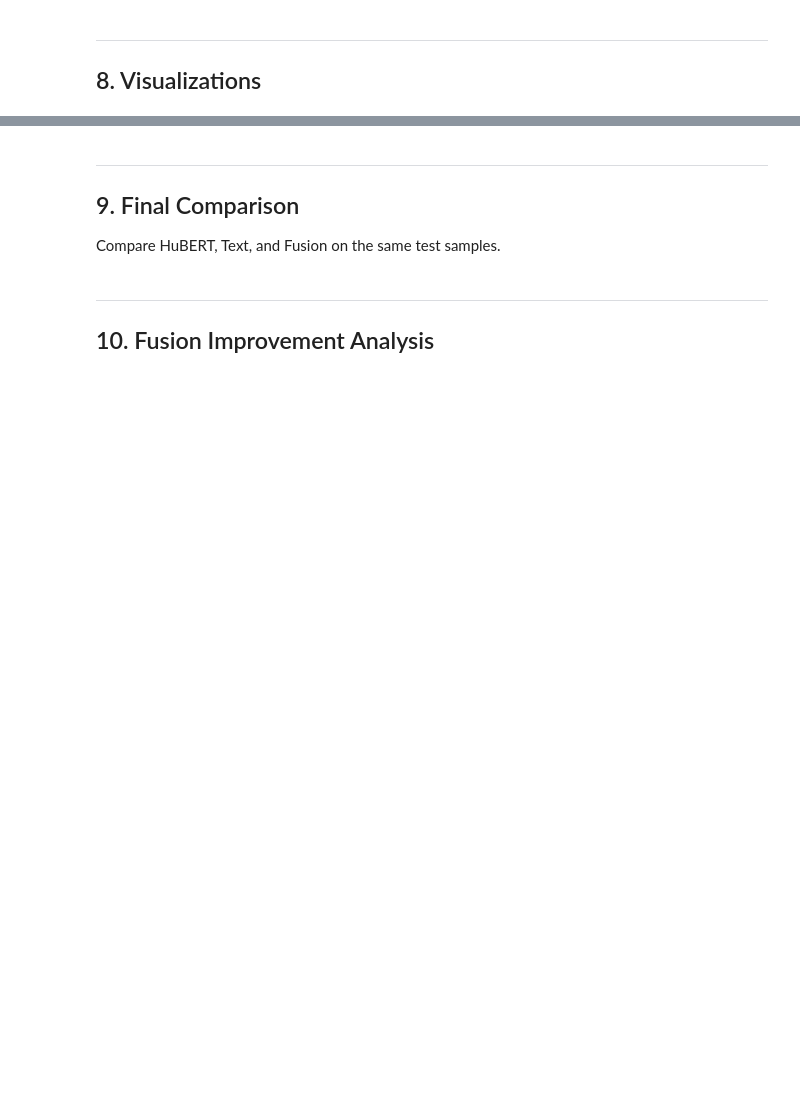
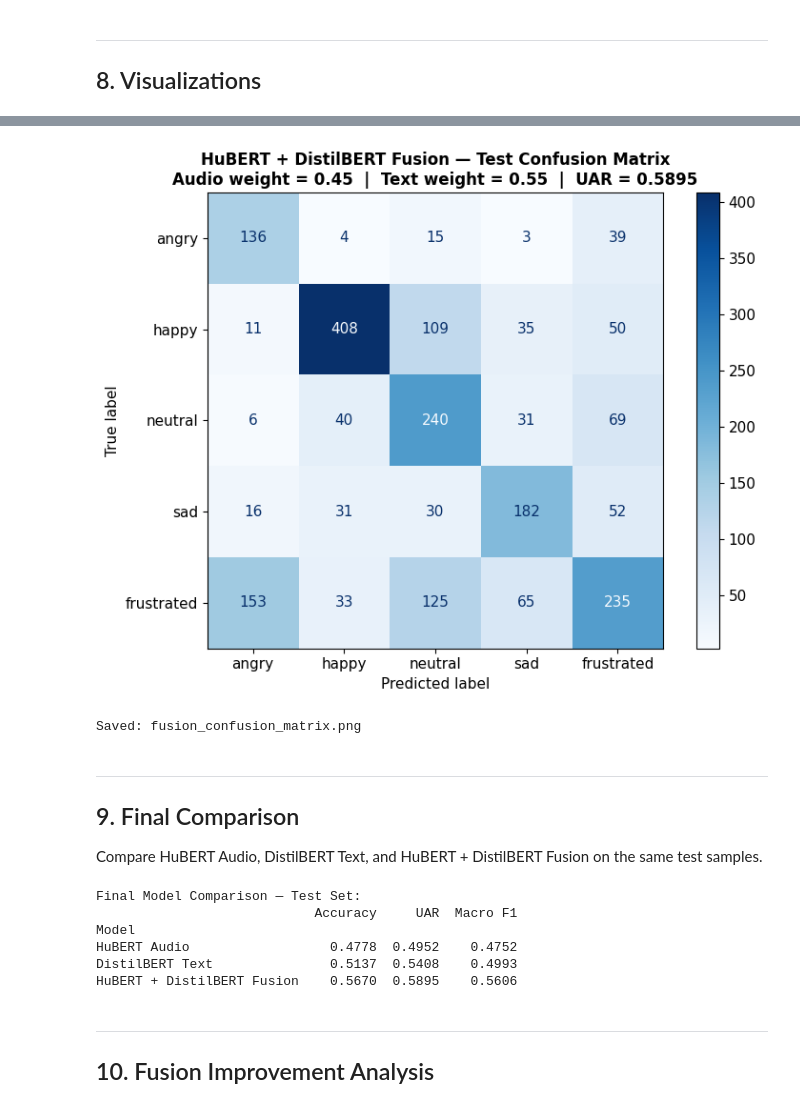
Before and after one commit to ronenhr/IEMOCAP-project, a Jupyter notebook: notebooks/05_fusion_baseline.ipynb, the cells around one changed output, grey strips where cells are left out. Cells and saved outputs as stored; diff of their text form; code cells hidden in the pictures; blank space fills up the shorter version.

```diff
--- a/notebooks/05_fusion_baseline.ipynb
+++ b/notebooks/05_fusion_baseline.ipynb
@@ -304,7 +344,7 @@ print(f'Validation Accuracy : {BEST_VAL_ACC:.4f}')
 Evaluate the best-weight fusion model on the held-out **test set**.
 # %%
 test_pred_labels, test_fusion_probs, test_acc, test_f1, test_uar = \
-    weighted_fusion(audio_test, text_test, BEST_AUDIO_W)
+    weighted_fusion(audio_test, bert_test, BEST_AUDIO_W)
 
 print(f'Test Accuracy : {test_acc:.4f}')
 print(f'Test UAR      : {test_uar:.4f}')
@@ -377,50 +444,60 @@ print('Saved: fusion_weight_search.png')
 # %%
 fig, ax = plt.subplots(figsize=(8, 6))
 
 disp = ConfusionMatrixDisplay(confusion_matrix=cm, display_labels=EMOTIONS)
 disp.plot(ax=ax, cmap='Blues', colorbar=True)
 
 ax.set_title(
-    f'Fusion — Test Confusion Matrix\n'
+    f'HuBERT + DistilBERT Fusion — Test Confusion Matrix\n'
     f'Audio weight = {BEST_AUDIO_W}  |  Text weight = {BEST_TEXT_W}  |  '
     f'UAR = {test_uar:.4f}',
     fontsize=12,
     fontweight='bold',
 )
 plt.tight_layout()
-plt.savefig(FUSION_DIR / 'fusion_confusion_matrix.png', dpi=150, bbox_inches='tight')
+plt.savefig(FUSION_OUT_DIR / 'fusion_confusion_matrix.png', dpi=150, bbox_inches='tight')
 plt.show()
 print('Saved: fusion_confusion_matrix.png')
+# %% [output]
+[figure, added]
+Saved: fusion_confusion_matrix.png
 # %% [markdown]
 ---
 ## 9. Final Comparison
 
-Compare HuBERT, Text, and Fusion on the same test samples.
+Compare HuBERT Audio, DistilBERT Text, and HuBERT + DistilBERT Fusion on the same test samples.
 # %%
 # HuBERT test metrics — read from the saved JSON
-with open(HUBERT_DIR / 'hubert_final_metrics.json') as f:
+with open(HUBERT_METRICS_PATH) as f:
     hubert_metrics = json.load(f)
 
 hubert_test_acc = hubert_metrics['final_test_accuracy']
 hubert_test_uar = hubert_metrics['final_test_uar']
 hubert_test_f1  = hubert_metrics['final_test_macro_f1']
 
-# Text metrics on the aligned test samples (same set as HuBERT / fusion)
+# DistilBERT metrics on the aligned test samples (same set as HuBERT / fusion)
 true_labels_test   = audio_test['true_label'].tolist()
-text_preds_aligned = text_test['pred_label'].tolist()
+bert_preds_aligned = bert_test['pred_label'].tolist()
 
-text_test_acc = accuracy_score(true_labels_test, text_preds_aligned)
-text_test_uar = balanced_accuracy_score(true_labels_test, text_preds_aligned)
-text_test_f1  = f1_score(true_labels_test, text_preds_aligned, average='macro', zero_division=0)
+bert_test_acc = accuracy_score(true_labels_test, bert_preds_aligned)
+bert_test_uar = balanced_accuracy_score(true_labels_test, bert_preds_aligned)
+bert_test_f1  = f1_score(true_labels_test, bert_preds_aligned, average='macro', zero_division=0)
 
 comparison_df = pd.DataFrame([
-    {'Model': 'HuBERT (audio)',    'Accuracy': hubert_test_acc, 'UAR': hubert_test_uar, 'Macro F1': hubert_test_f1},
-    {'Model': 'Text (TF-IDF+LR)', 'Accuracy': text_test_acc,   'UAR': text_test_uar,   'Macro F1': text_test_f1},
-    {'Model': 'Fusion (best)',     'Accuracy': test_acc,        'UAR': test_uar,        'Macro F1': test_f1},
+    {'Model': 'HuBERT Audio',              'Accuracy': hubert_test_acc, 'UAR': hubert_test_uar, 'Macro F1': hubert_test_f1},
+    {'Model': 'DistilBERT Text',           'Accuracy': bert_test_acc,   'UAR': bert_test_uar,   'Macro F1': bert_test_f1},
+    {'Model': 'HuBERT + DistilBERT Fusion','Accuracy': test_acc,        'UAR': test_uar,        'Macro F1': test_f1},
 ]).set_index('Model').round(4)
 
 print('Final Model Comparison — Test Set:')
 print(comparison_df.to_string())
+# %% [output]
+Final Model Comparison — Test Set:
+                            Accuracy     UAR  Macro F1
+Model
+HuBERT Audio                  0.4778  0.4952    0.4752
+DistilBERT Text               0.5137  0.5408    0.4993
+HuBERT + DistilBERT Fusion    0.5670  0.5895    0.5606
 # %% [markdown]
 ---
 ## 10. Fusion Improvement Analysis
```
Also changed, not shown: parts of 16 cells of this notebook, 3 other files.
